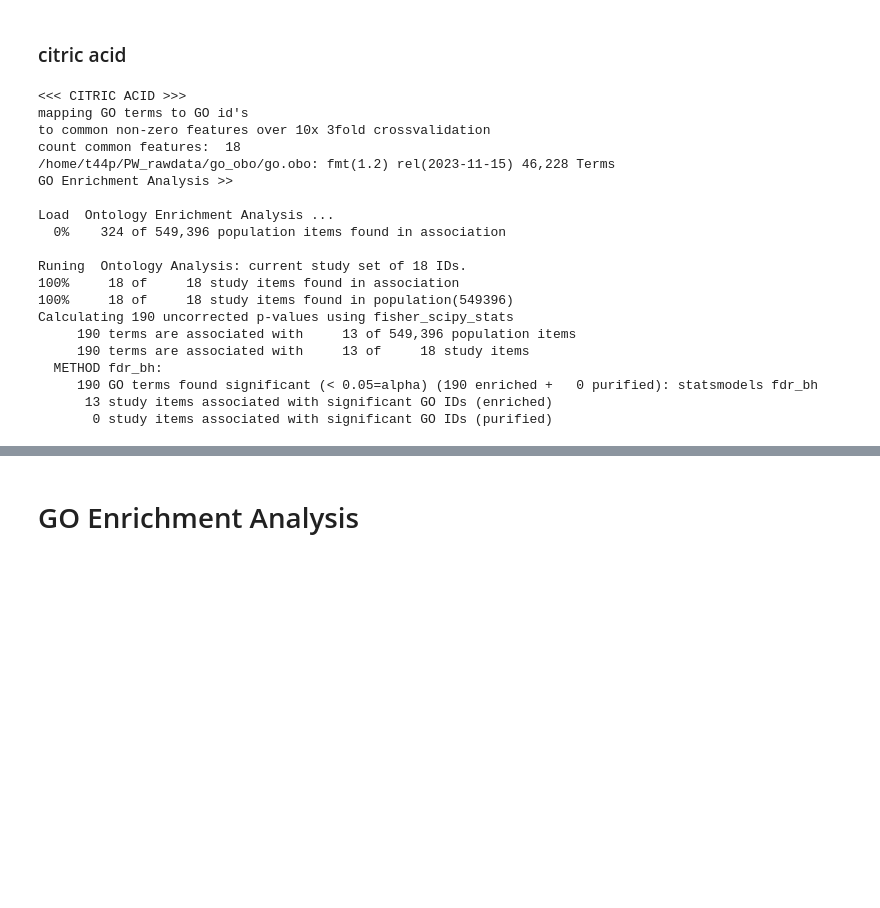
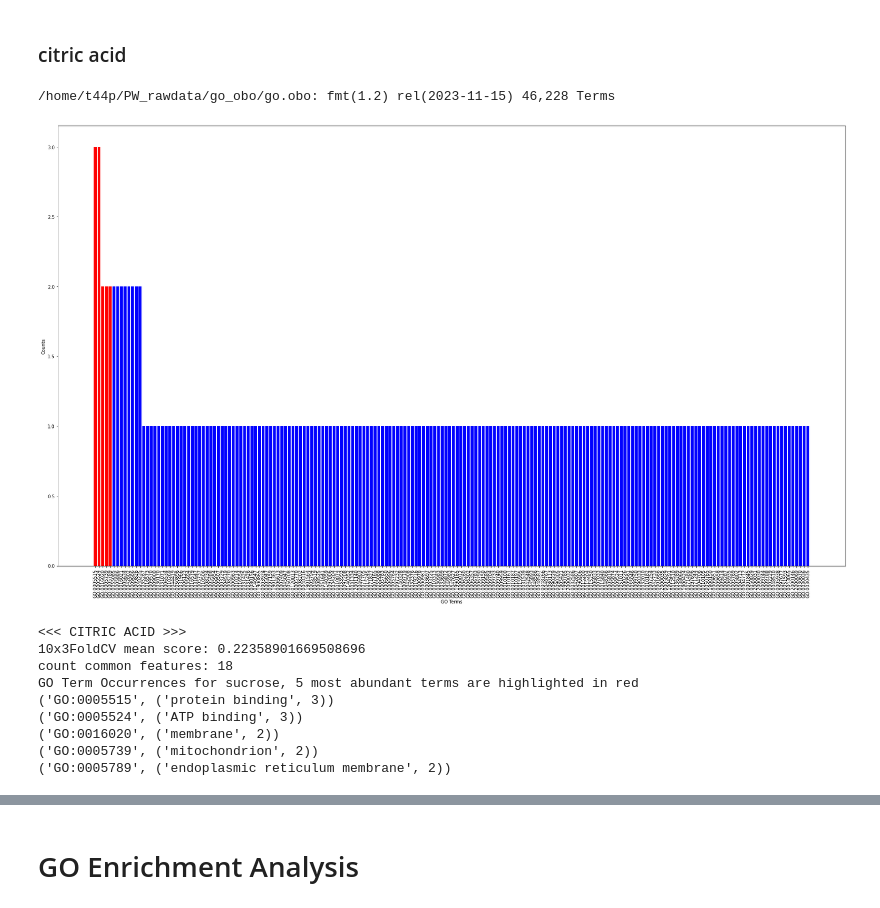
Before and after one commit to Yawkward/x.elegans, a Jupyter notebook: xelegans_gomatch.ipynb, the cells around one changed output, grey strips where cells are left out. Saved outputs shown, nothing was run; the diff lists cells and outputs as text; code cells hidden in the pictures; blank space fills up the shorter version.

```diff
--- a/xelegans_gomatch.ipynb
+++ b/xelegans_gomatch.ipynb
@@ -256,31 +220,54 @@ intersection between suc pw and matched non-zero features:>>>
 # %%
 with open("./models/citricAcid_nXcv.json", 'r') as file:
     citricAcid_nXcv = json.load(file)
-
-
-print("<<< CITRIC ACID >>>")
-print(f"mapping GO terms to GO id's\nto common non-zero features over 10x 3fold crossvalidation ")
-print("count common features: ", len(citricAcid_nXcv['common_features']))
-citricAcid_nXcv_matched, citricAcid_goids, citricAcid_goea = matchgff2(citricAcid_nXcv['common_features'], goea=True)
+#citricAcid_nXcv_matched, citricAcid_goids, citricAcid_term_count, citricAcid_goea = matchgff2(citricAcid_nXcv['common_features'], goea=True)
+citricAcid_nXcv_matched, citricAcid_goids, citricAcid_term_count = matchgff2(citricAcid_nXcv['common_features'], goea=False)
 # %% [output]
-<<< CITRIC ACID >>>
-mapping GO terms to GO id's
-to common non-zero features over 10x 3fold crossvalidation
-count common features:  18
 /home/t44p/PW_rawdata/go_obo/go.obo: fmt(1.2) rel(2023-11-15) 46,228 Terms
-GO Enrichment Analysis >>
-
-Load  Ontology Enrichment Analysis ...
-  0%    324 of 549,396 population items found in association
-
-Runing  Ontology Analysis: current study set of 18 IDs.
-100%     18 of     18 study items found in association
-100%     18 of     18 study items found in population(549396)
-Calculating 190 uncorrected p-values using fisher_scipy_stats
-     190 terms are associated with     13 of 549,396 population items
-     190 terms are associated with     13 of     18 study items
-  METHOD fdr_bh:
-     190 GO terms found significant (< 0.05=alpha) (190 enriched +   0 purified): statsmodels fdr_bh
-      13 study items associated with significant GO IDs (enriched)
-       0 study items associated with significant GO IDs (purified)
+# %%
+# Assuming 'sucrose_term_count' is your dictionary with GO terms and counts
+go_terms = list(citricAcid_term_count.keys())
+counts = [citricAcid_term_count[term][1] for term in go_terms]
+
+# Sort the terms by count and identify top 3 features
+sorted_terms = sorted(citricAcid_term_count.items(), key=lambda x: x[1][1], reverse=True)
+top_terms = sorted_terms[:5]
+
+# Create lists for the plot
+terms_to_plot = [term for term, _ in sorted_terms]
+counts_to_plot = [count for _, (_, count) in sorted_terms]
+
+# Colors - highlight top 3 in red, others in blue
+colors = ['red' if term in [t[0] for t in top_terms] else 'blue' for term in terms_to_plot]
+
+# Create the bar plot
+plt.figure(figsize=(25, 15))
+plt.bar(terms_to_plot, counts_to_plot, color=colors)
+plt.xlabel('GO Terms')
+plt.ylabel('Counts')
+
+plt.xticks(rotation=90)
+#plt.title('GO Term Occurrences with Top 3 Features Highlighted')
+plt.tight_layout()  # Adjusts plot to ensure everything fits without overlapping
+
+
+plt.show()
+
+
+print("<<< CITRIC ACID >>>")
+print(f"10x3FoldCV mean score: {np.mean(citricAcid_nXcv['mean_scores'])} \ncount common features: {len(citricAcid_nXcv['common_features'])}")
+print(f'GO Term Occurrences for sucrose, 5 most abundant terms are highlighted in red')
+for t in top_terms:
+    print(t)
+# %% [output]
+[figure, added]
+<<< CITRIC ACID >>>
+10x3FoldCV mean score: 0.22358901669508696
+count common features: 18
+GO Term Occurrences for sucrose, 5 most abundant terms are highlighted in red
+('GO:0005515', ('protein binding', 3))
+('GO:0005524', ('ATP binding', 3))
+('GO:0016020', ('membrane', 2))
+('GO:0005739', ('mitochondrion', 2))
+('GO:0005789', ('endoplasmic reticulum membrane', 2))
 # %%
```
Also changed, not shown: parts of 16 cells of this notebook.
